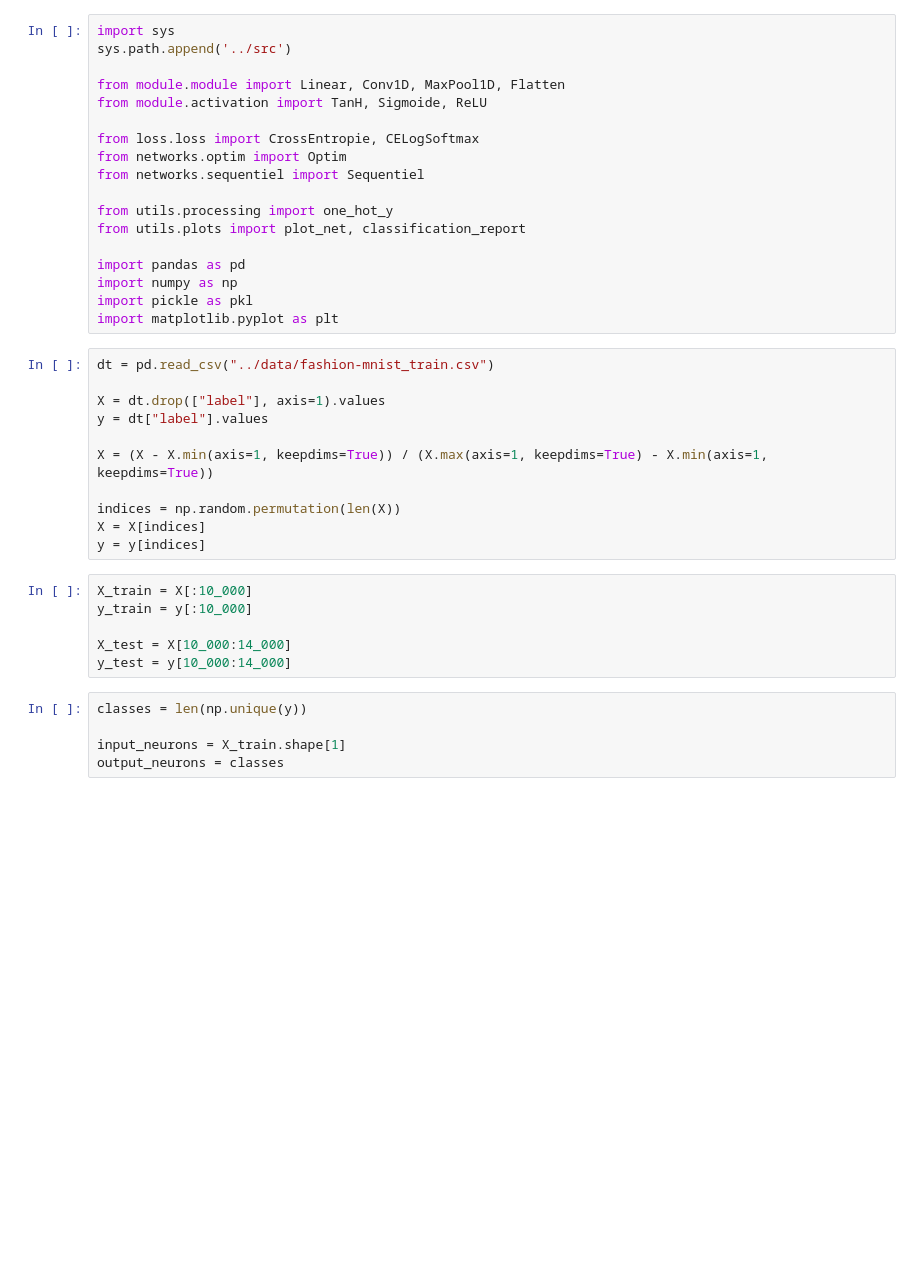
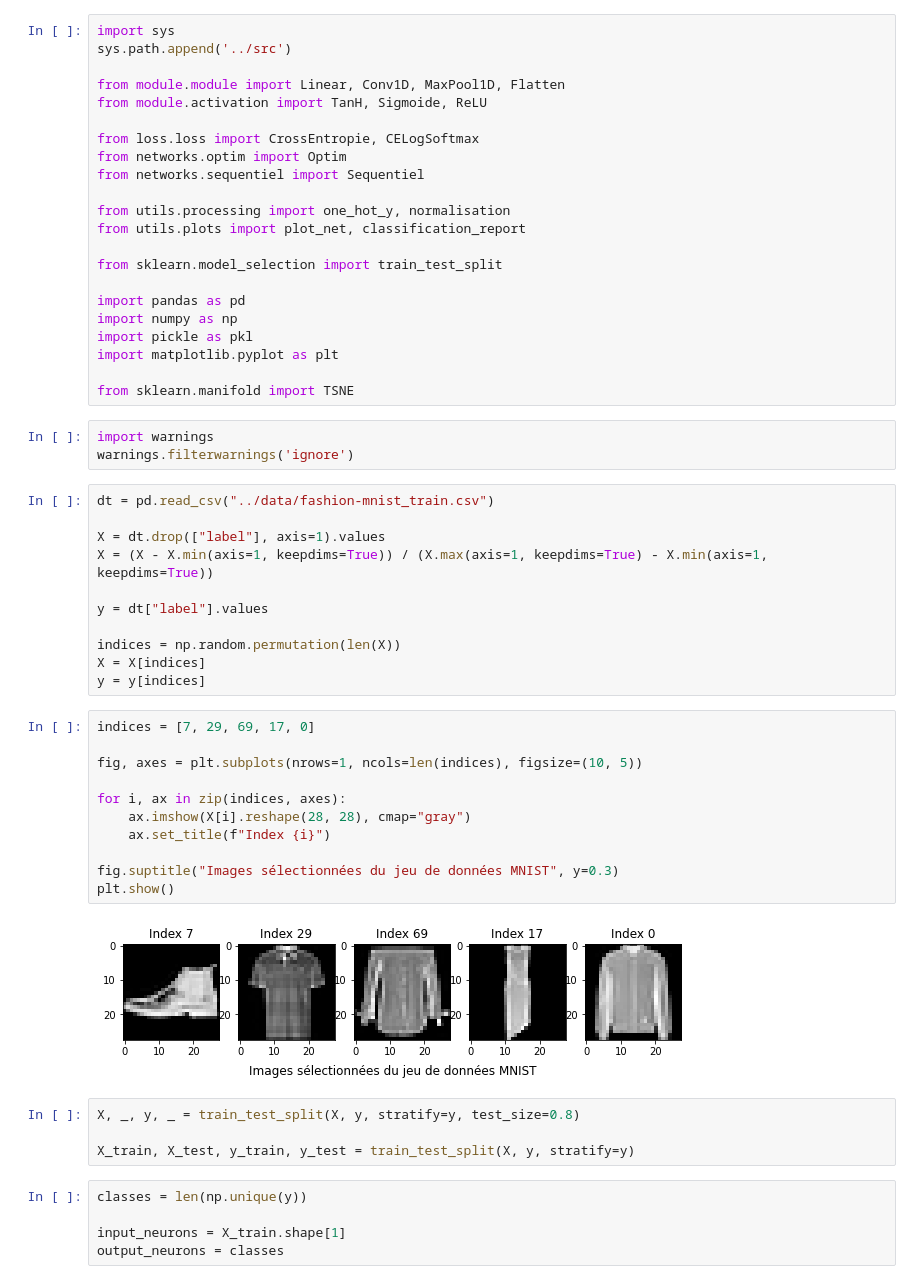
Before and after one commit to Amayas29/neural-networks, a Jupyter notebook: experimentations/conv_mnist.ipynb, the cells around one changed output. Drawn from its saved outputs; the diff is of its cells as text; blank space fills up the shorter version.

```diff
--- a/experimentations/conv_mnist.ipynb
+++ b/experimentations/conv_mnist.ipynb
@@ -9,30 +9,48 @@ from loss.loss import CrossEntropie, CELogSoftmax
 from networks.optim import Optim
 from networks.sequentiel import Sequentiel
 
-from utils.processing import one_hot_y
+from utils.processing import one_hot_y, normalisation
 from utils.plots import plot_net, classification_report
+
+from sklearn.model_selection import train_test_split
 
 import pandas as pd
 import numpy as np
 import pickle as pkl
 import matplotlib.pyplot as plt
+
+from sklearn.manifold import TSNE
+# %%
+import warnings
+warnings.filterwarnings('ignore')
 # %%
 dt = pd.read_csv("../data/fashion-mnist_train.csv")
 
 X = dt.drop(["label"], axis=1).values
+X = (X - X.min(axis=1, keepdims=True)) / (X.max(axis=1, keepdims=True) - X.min(axis=1, keepdims=True))
+
 y = dt["label"].values
-
-X = (X - X.min(axis=1, keepdims=True)) / (X.max(axis=1, keepdims=True) - X.min(axis=1, keepdims=True))
 
 indices = np.random.permutation(len(X))
 X = X[indices]
 y = y[indices]
-# %%
-X_train = X[:10_000]
-y_train = y[:10_000]
-
-X_test = X[10_000:14_000]
-y_test = y[10_000:14_000]
+# %%
+indices = [7, 29, 69, 17, 0]
+
+fig, axes = plt.subplots(nrows=1, ncols=len(indices), figsize=(10, 5))
+
+for i, ax in zip(indices, axes):
+    ax.imshow(X[i].reshape(28, 28), cmap="gray")
+    ax.set_title(f"Index {i}")
+
+fig.suptitle("Images sélectionnées du jeu de données MNIST", y=0.3)
+plt.show()
+# %% [output]
+[figure, added]
+# %%
+X, _, y, _ = train_test_split(X, y, stratify=y, test_size=0.8)
+
+X_train, X_test, y_train, y_test = train_test_split(X, y, stratify=y)
 # %%
 classes = len(np.unique(y))
 
```
Also changed, not shown: parts of 7 cells of this notebook, 1 other file.
